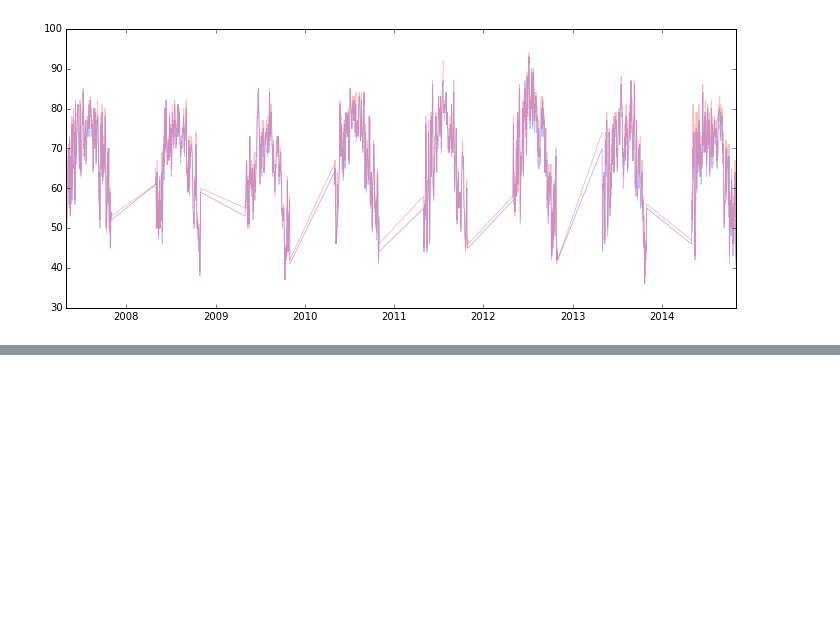
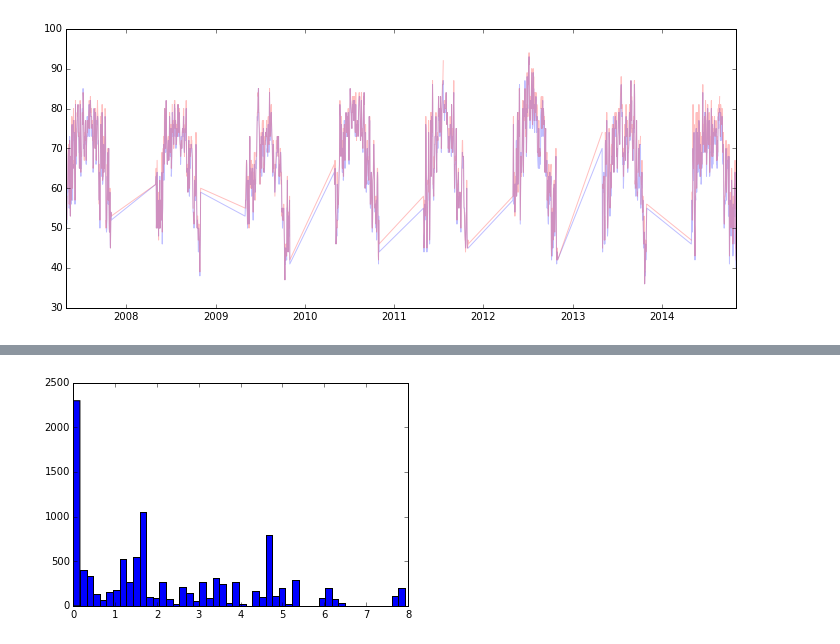
Before and after one commit to thekensta/kaggle-west-nile-virus, a Jupyter notebook: wnv.ipynb, the cells around one changed output, grey strips where cells are left out. Saved outputs shown, nothing was run; the diff lists cells and outputs as text; code cells hidden in the pictures; blank space fills up the shorter version.

```diff
--- a/wnv.ipynb
+++ b/wnv.ipynb
@@ -265,0 +332,34 @@ fig.set_size_inches(12, 5)
+# %%
+def min_dist_to_spray(lat, lon, spray):
+    """Compute the minimum distance to a spray for a given lat, lon pair
+
+    N.B. Does NOT account for the year / season
+
+    Args:
+        lat - float Latitude
+        lon - float Longitude
+        spray - spray dataset with Series Latitude and Longitude
+
+    Returns
+        float - min distance to a spray in the dataset.
+
+    """
+
+    # Should really be array-like??
+    if isinstance(lat, float) or isinstance(lon, float):
+        N = spray.shape[0]
+        lata = np.empty(N)
+        lata.fill(lat)
+        lat = lata
+        lona = np.empty(N)
+        lona.fill(lon)
+        lon = lona
+    dist = wnvutils.haversinea(lat, lon, spray.Latitude.values, spray.Longitude.values)
+    return dist.min()
+
+train["DistToSpray"] = train.apply(lambda x: min_dist_to_spray(x.Latitude, x.Longitude, spray),
+                                   axis=1)
+# %%
+plt.hist(train.DistToSpray, bins=50);
+# %% [output]
+[figure, added]
```
Also changed, not shown: parts of 13 cells of this notebook, 2 other files.
